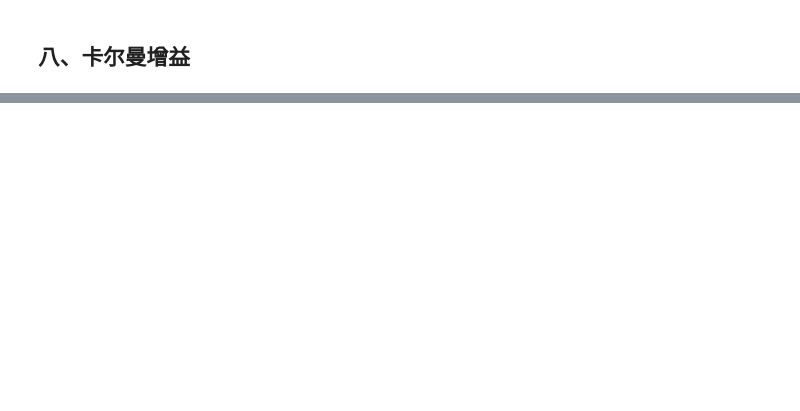
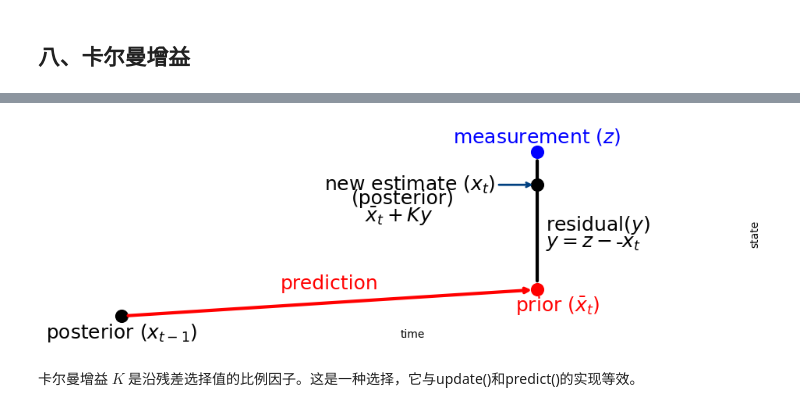
Before and after one commit to SunJianboGitHub/KalmanFilter, a Jupyter notebook: 04-一维卡尔曼滤波器.ipynb, the cells around one changed output, grey strips where cells are left out. Drawn from its saved outputs; the diff is of its cells as text; code cells hidden in the pictures; blank space fills up the shorter version.

```diff
--- a/04-一维卡尔曼滤波器.ipynb
+++ b/04-一维卡尔曼滤波器.ipynb
@@ -614,0 +673,7 @@ sensor_var = 40
+# %%
+import lean.kf_book.book_plots as book_plots
+book_plots.show_residual_chart()
+# %% [output]
+[figure, added]
+# %% [markdown]
+卡尔曼增益 $𝐾$ 是沿残差选择值的比例因子。这是一种选择，它与update()和predict()的实现等效。
```
Also changed, not shown: parts of 1 cell of this notebook.
